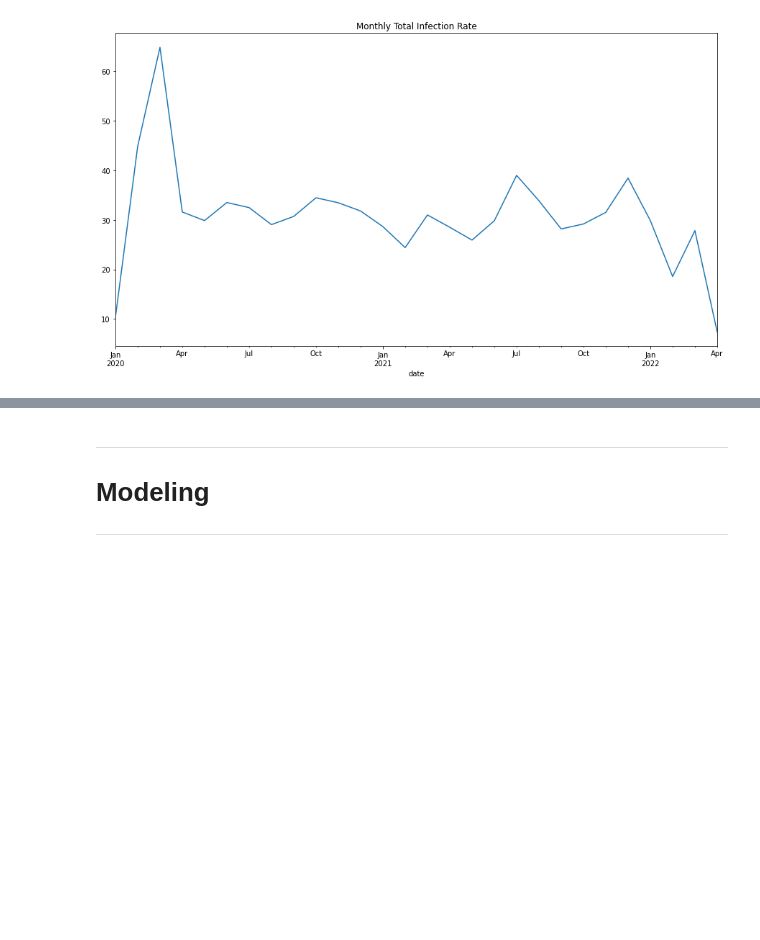
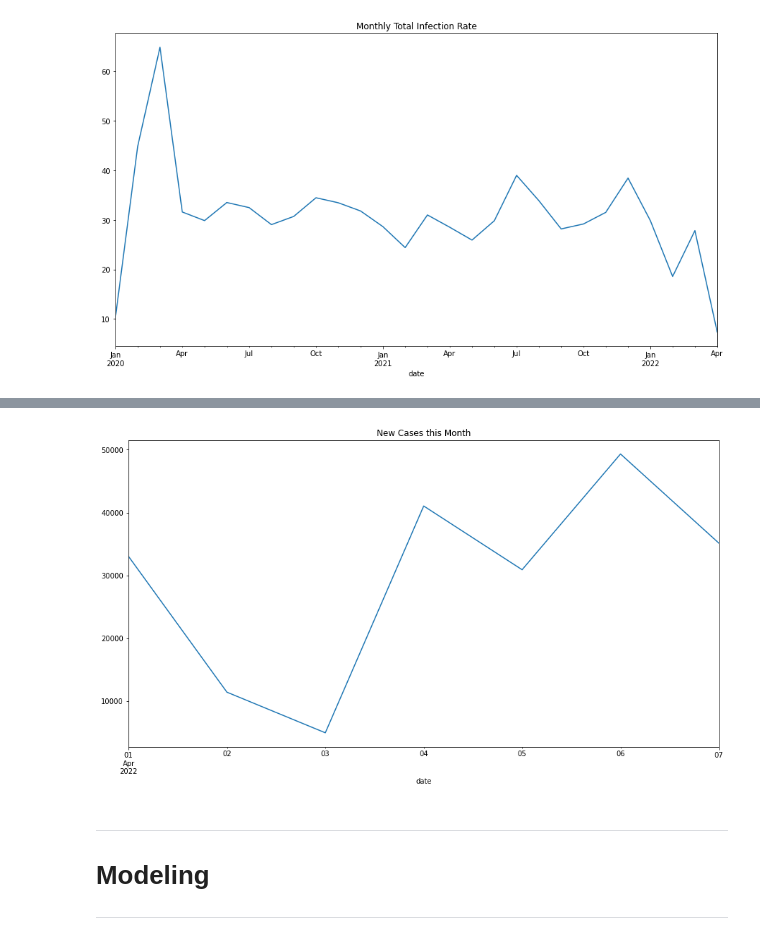
Before and after one commit to JeanetteSchulz/Covid_Analysis, a Jupyter notebook: Jeanettes_Project_Workbook.ipynb, the cells around one changed output, grey strips where cells are left out. Drawn from its saved outputs; the diff is of its cells as text; code cells hidden in the pictures; blank space fills up the shorter version.

```diff
--- a/Jeanettes_Project_Workbook.ipynb
+++ b/Jeanettes_Project_Workbook.ipynb
@@ -438,0 +445,6 @@ total_actual_deaths
+# %%
+# Number of cases teach day
+plt.figure(figsize = (15,8))
+current['actuals.newCases'].plot(title='New Cases this Month');
+# %% [output]
+[figure, added]
```
Also changed, not shown: parts of 10 cells of this notebook.
